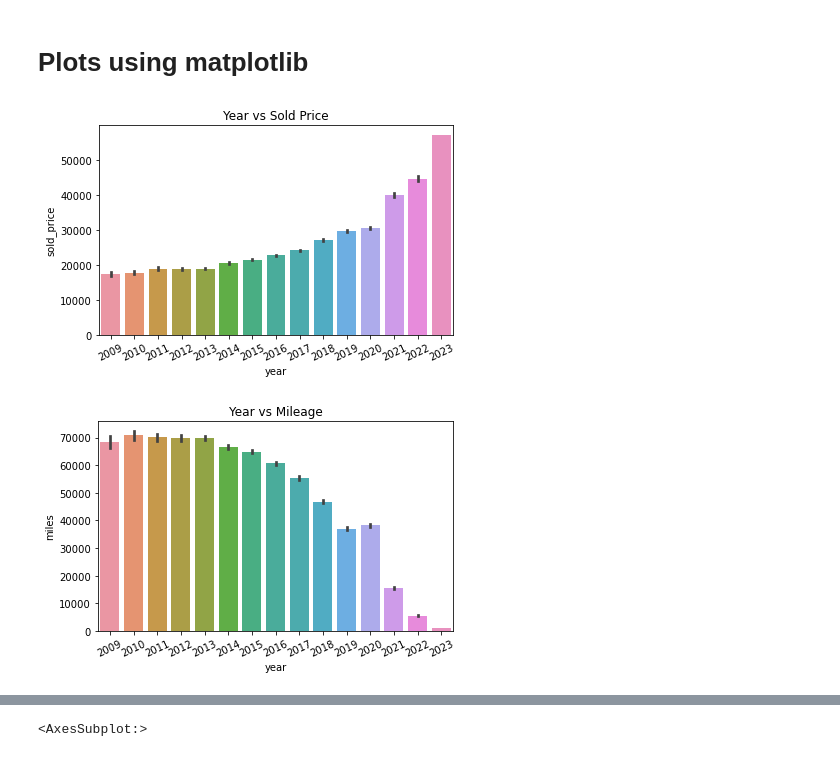
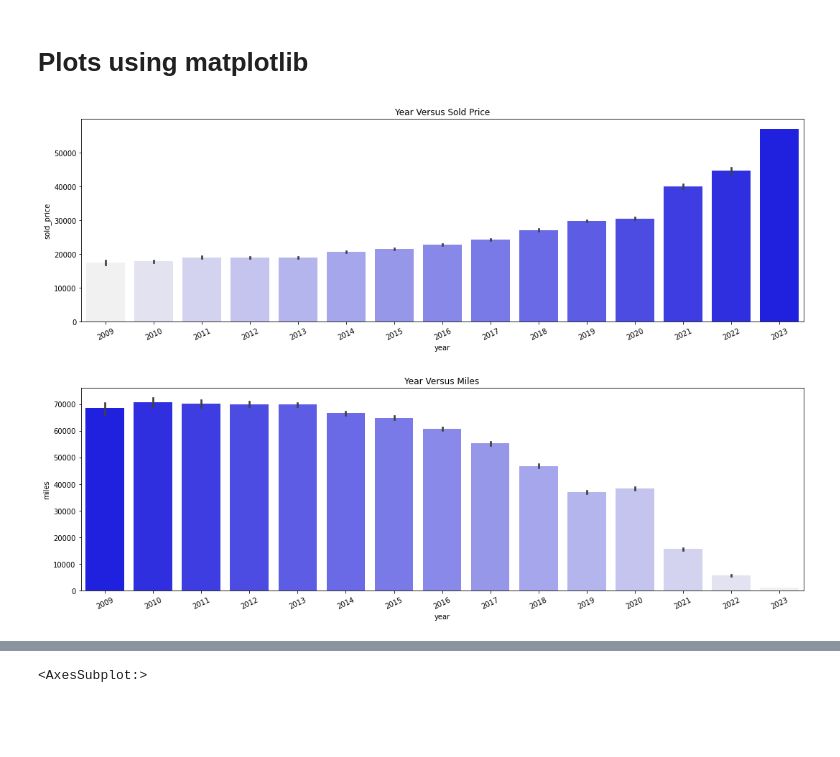
Before and after one commit to Project-4-Group-8/Keeping-it-Wheel, a Jupyter notebook: car-price-prediction-consolidated.ipynb, the cells around one changed output, grey strips where cells are left out. Cells and saved outputs as stored; diff of their text form; code cells hidden in the pictures; blank space fills up the shorter version.

Commit message:
Update car-price-prediction-consolidated.ipynb
corrected visuals and color charts

```diff
--- a/car-price-prediction-consolidated.ipynb
+++ b/car-price-prediction-consolidated.ipynb
@@ -310,16 +310,22 @@ import seaborn as sns
 %matplotlib inline
 # %%
 # create bar plot for year versus sold price
-sns.barplot(data=Final_car_price_pred, x='year', y='sold_price').set(title='Year vs Sold Price')
+plt.figure(figsize=(15,5))
+sns.barplot(data=Final_car_price_pred, x='year', y='sold_price',palette='light:b')
 plt.xticks(rotation = 25)
+plt.title("Year Versus Sold Price")
 plt.tight_layout()
+plt.savefig("YearVersusSoldPrice.png")
 # %% [output]
-[figure, old version]
+[figure, new version]
 # %%
 # create bar plot for year versus miles
-sns.barplot(data=Final_car_price_pred, x='year', y='miles').set(title='Year vs Mileage')
+plt.figure(figsize=(15,5))
+sns.barplot(data=Final_car_price_pred, x='year', y='miles',palette='light:b_r')
+plt.title("Year Versus Miles")
 plt.xticks(rotation = 25)
 plt.tight_layout()
+plt.savefig("YearVersusMiles.png")
 # %% [output]
-[figure, old version]
+[figure, new version]
 # %%
```
Also changed, not shown: parts of 4 cells of this notebook.
